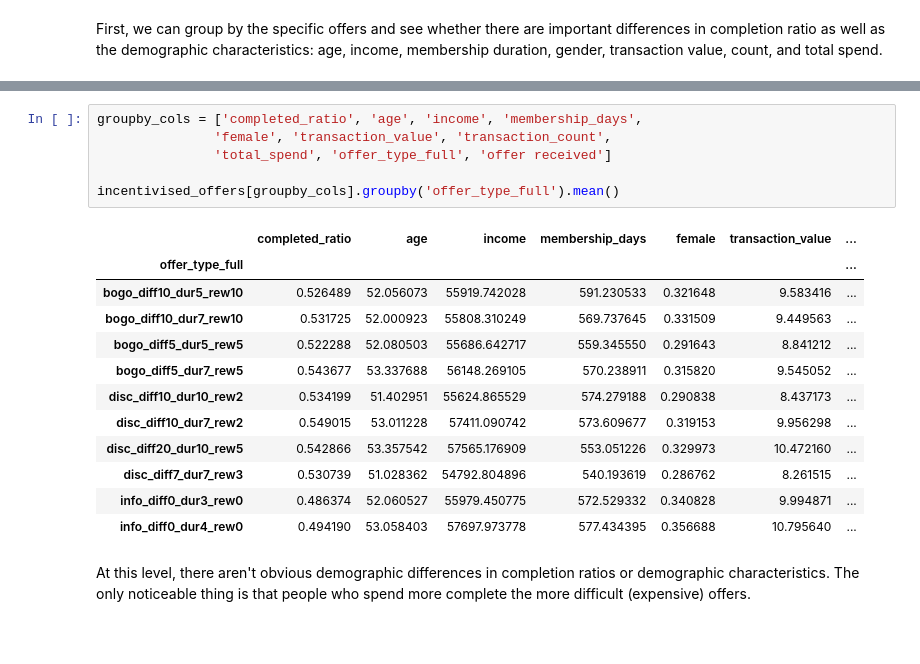
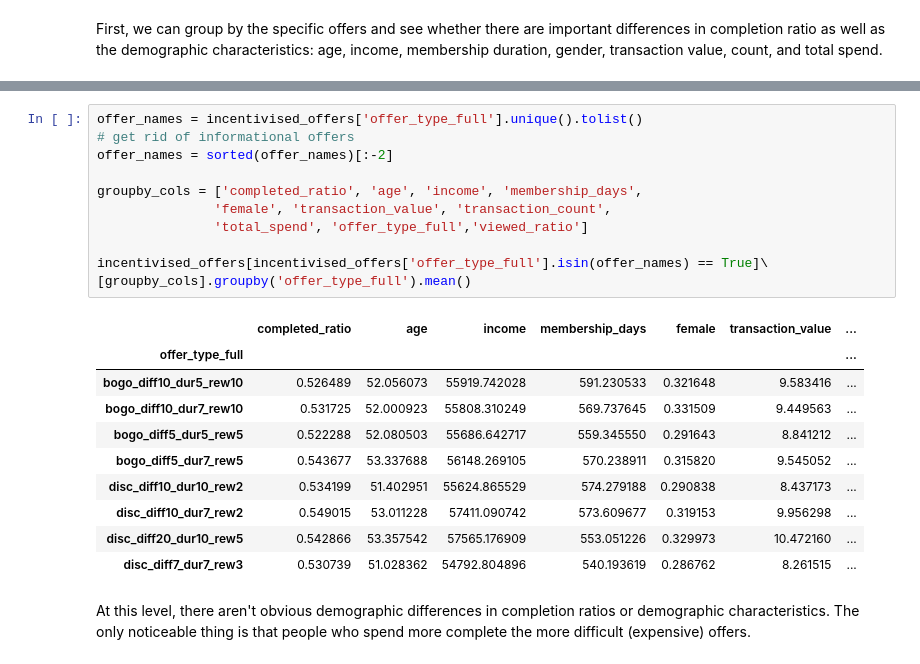
Before and after one commit to vestbroyek/starbucks_capstone, a Jupyter notebook: Starbucks_Capstone.ipynb, the cells around one changed output, grey strips where cells are left out. Drawn from its saved outputs; the diff is of its cells as text; blank space fills up the shorter version.

```diff
--- a/Starbucks_Capstone.ipynb
+++ b/Starbucks_Capstone.ipynb
@@ -375,22 +435,25 @@ First, we can group by the specific offers and see whether there are important d
 # %%
+offer_names = incentivised_offers['offer_type_full'].unique().tolist()
+# get rid of informational offers
+offer_names = sorted(offer_names)[:-2]
+
 groupby_cols = ['completed_ratio', 'age', 'income', 'membership_days',
                'female', 'transaction_value', 'transaction_count',
-               'total_spend', 'offer_type_full', 'offer received']
+               'total_spend', 'offer_type_full','viewed_ratio']
 
-incentivised_offers[groupby_cols].groupby('offer_type_full').mean()
+incentivised_offers[incentivised_offers['offer_type_full'].isin(offer_names) == True]\
+[groupby_cols].groupby('offer_type_full').mean()
 # %% [output]
 |  | completed_ratio | age | income | membership_days | female | transaction_value | ... |
 | offer_type_full |  |  |  |  |  |  | ... |
 | bogo_diff10_dur5_rew10 | 0.526489 | 52.056073 | 55919.742028 | 591.230533 | 0.321648 | 9.583416 | ... |
 | bogo_diff10_dur7_rew10 | 0.531725 | 52.000923 | 55808.310249 | 569.737645 | 0.331509 | 9.449563 | ... |
 | bogo_diff5_dur5_rew5 | 0.522288 | 52.080503 | 55686.642717 | 559.345550 | 0.291643 | 8.841212 | ... |
 | bogo_diff5_dur7_rew5 | 0.543677 | 53.337688 | 56148.269105 | 570.238911 | 0.315820 | 9.545052 | ... |
 | disc_diff10_dur10_rew2 | 0.534199 | 51.402951 | 55624.865529 | 574.279188 | 0.290838 | 8.437173 | ... |
 | disc_diff10_dur7_rew2 | 0.549015 | 53.011228 | 57411.090742 | 573.609677 | 0.319153 | 9.956298 | ... |
 | disc_diff20_dur10_rew5 | 0.542866 | 53.357542 | 57565.176909 | 553.051226 | 0.329973 | 10.472160 | ... |
 | disc_diff7_dur7_rew3 | 0.530739 | 51.028362 | 54792.804896 | 540.193619 | 0.286762 | 8.261515 | ... |
-| info_diff0_dur3_rew0 | 0.486374 | 52.060527 | 55979.450775 | 572.529332 | 0.340828 | 9.994871 | ... |
-| info_diff0_dur4_rew0 | 0.494190 | 53.058403 | 57697.973778 | 577.434395 | 0.356688 | 10.795640 | ... |
 # %% [markdown]
 At this level, there aren't obvious demographic differences in completion ratios or demographic characteristics. The only noticeable thing is that people who spend more complete the more difficult (expensive) offers.
 # %% [markdown]
```
Also changed, not shown: parts of 20 cells of this notebook.
